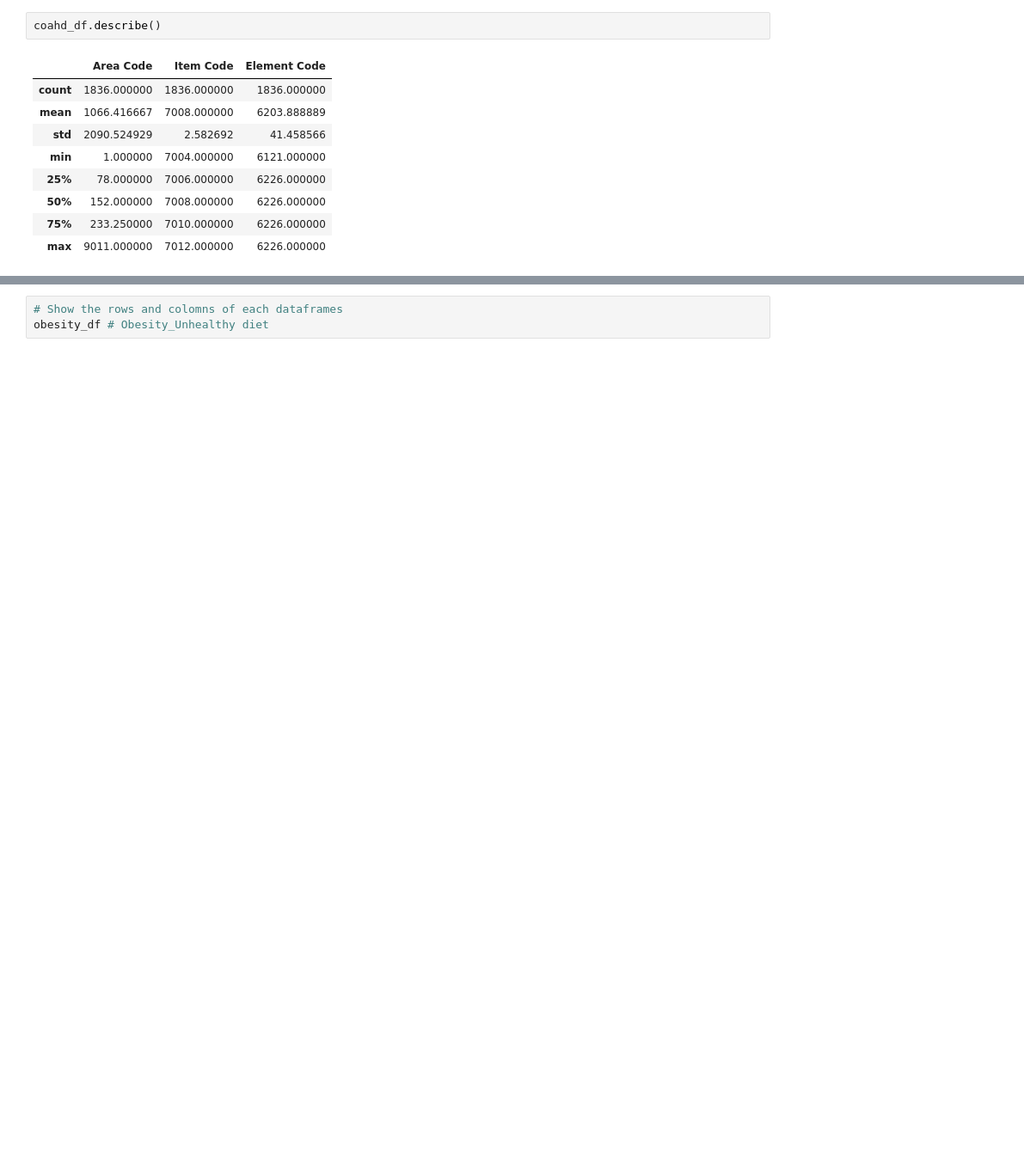
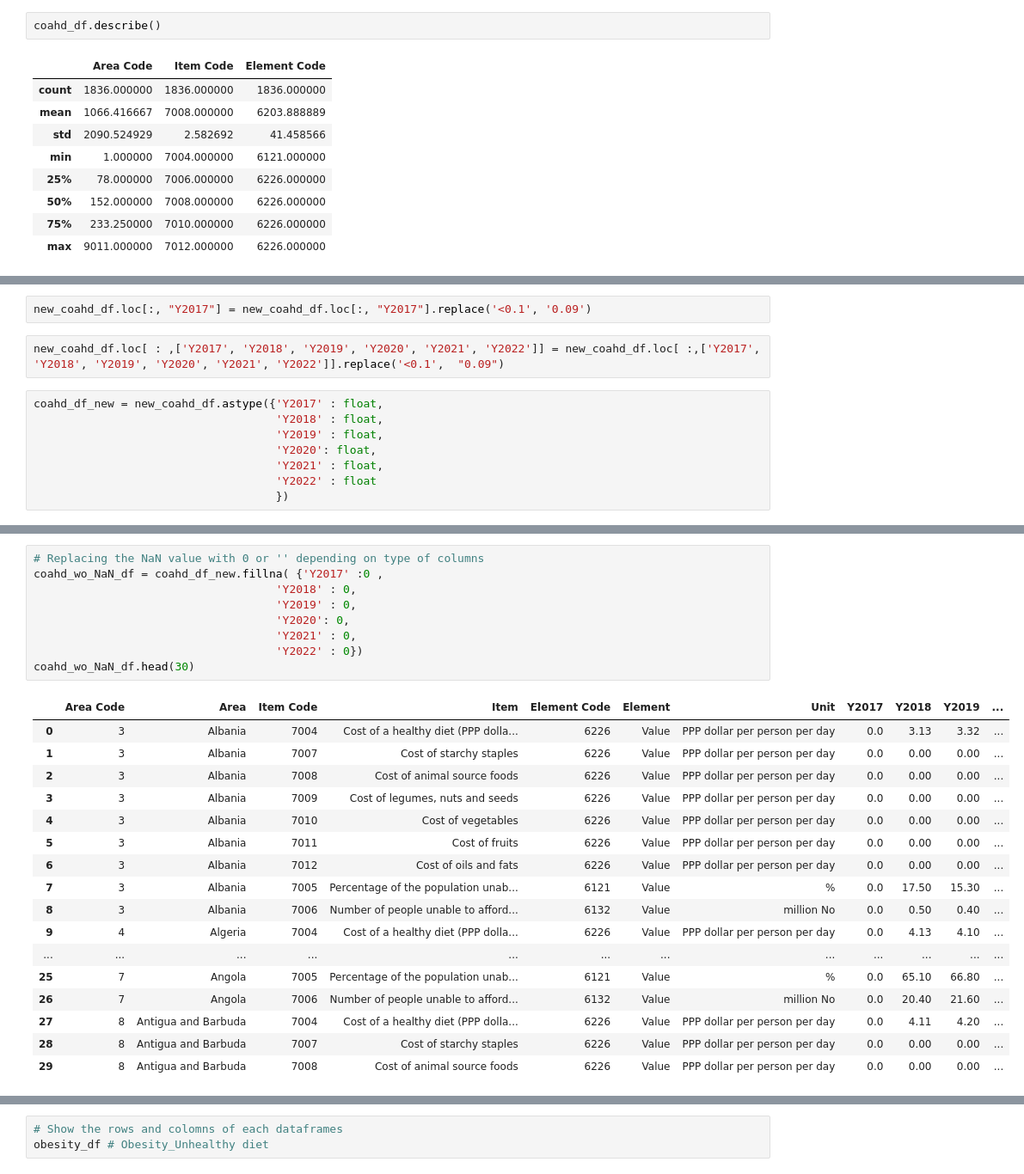
Before and after one commit to janettelau/consumption-patterns, a Jupyter notebook: reading_files_cleaning.ipynb, the cells around one changed output, grey strips where cells are left out. Shown: that part at 86% size. Cells and saved outputs as stored; diff of their text form; blank space fills up the shorter version.

```diff
--- a/reading_files_cleaning.ipynb
+++ b/reading_files_cleaning.ipynb
@@ -159,0 +369,12 @@ new_coahd_df
+# %%
+new_coahd_df.loc[:, "Y2017"] = new_coahd_df.loc[:, "Y2017"].replace('<0.1', '0.09')
+# %%
+new_coahd_df.loc[ : ,['Y2017', 'Y2018', 'Y2019', 'Y2020', 'Y2021', 'Y2022']] = new_coahd_df.loc[ :,['Y2017', 'Y2018', 'Y2019', 'Y2020', 'Y2021', 'Y2022']].replace('<0.1',  "0.09")
+# %%
+coahd_df_new = new_coahd_df.astype({'Y2017' : float,
+                                    'Y2018' : float,
+                                    'Y2019' : float,
+                                    'Y2020': float,
+                                    'Y2021' : float,
+                                    'Y2022' : float
+                                    })
@@ -159,0 +398,27 @@ new_coahd_df
+# %%
+# Replacing the NaN value with 0 or '' depending on type of columns
+coahd_wo_NaN_df = coahd_df_new.fillna( {'Y2017' :0 ,
+                                    'Y2018' : 0,
+                                    'Y2019' : 0,
+                                    'Y2020': 0,
+                                    'Y2021' : 0,
+                                    'Y2022' : 0})
+coahd_wo_NaN_df.head(30)
+# %% [output]
+|  | Area Code | Area | Item Code | Item | Element Code | Element | Unit | Y2017 | Y2018 | Y2019 | ... |
+| 0 | 3 | Albania | 7004 | Cost of a healthy diet (PPP dolla... | 6226 | Value | PPP dollar per person per day | 0.0 | 3.13 | 3.32 | ... |
+| 1 | 3 | Albania | 7007 | Cost of starchy staples | 6226 | Value | PPP dollar per person per day | 0.0 | 0.00 | 0.00 | ... |
+| 2 | 3 | Albania | 7008 | Cost of animal source foods | 6226 | Value | PPP dollar per person per day | 0.0 | 0.00 | 0.00 | ... |
+| 3 | 3 | Albania | 7009 | Cost of legumes, nuts and seeds | 6226 | Value | PPP dollar per person per day | 0.0 | 0.00 | 0.00 | ... |
+| 4 | 3 | Albania | 7010 | Cost of vegetables | 6226 | Value | PPP dollar per person per day | 0.0 | 0.00 | 0.00 | ... |
+| 5 | 3 | Albania | 7011 | Cost of fruits | 6226 | Value | PPP dollar per person per day | 0.0 | 0.00 | 0.00 | ... |
+| 6 | 3 | Albania | 7012 | Cost of oils and fats | 6226 | Value | PPP dollar per person per day | 0.0 | 0.00 | 0.00 | ... |
+| 7 | 3 | Albania | 7005 | Percentage of the population unab... | 6121 | Value | % | 0.0 | 17.50 | 15.30 | ... |
+| 8 | 3 | Albania | 7006 | Number of people unable to afford... | 6132 | Value | million No | 0.0 | 0.50 | 0.40 | ... |
+| 9 | 4 | Algeria | 7004 | Cost of a healthy diet (PPP dolla... | 6226 | Value | PPP dollar per person per day | 0.0 | 4.13 | 4.10 | ... |
+| ... | ... | ... | ... | ... | ... | ... | ... | ... | ... | ... | ... |
+| 25 | 7 | Angola | 7005 | Percentage of the population unab... | 6121 | Value | % | 0.0 | 65.10 | 66.80 | ... |
+| 26 | 7 | Angola | 7006 | Number of people unable to afford... | 6132 | Value | million No | 0.0 | 20.40 | 21.60 | ... |
+| 27 | 8 | Antigua and Barbuda | 7004 | Cost of a healthy diet (PPP dolla... | 6226 | Value | PPP dollar per person per day | 0.0 | 4.11 | 4.20 | ... |
+| 28 | 8 | Antigua and Barbuda | 7007 | Cost of starchy staples | 6226 | Value | PPP dollar per person per day | 0.0 | 0.00 | 0.00 | ... |
+| 29 | 8 | Antigua and Barbuda | 7008 | Cost of animal source foods | 6226 | Value | PPP dollar per person per day | 0.0 | 0.00 | 0.00 | ... |
```
Also changed, not shown: parts of 28 cells of this notebook.
